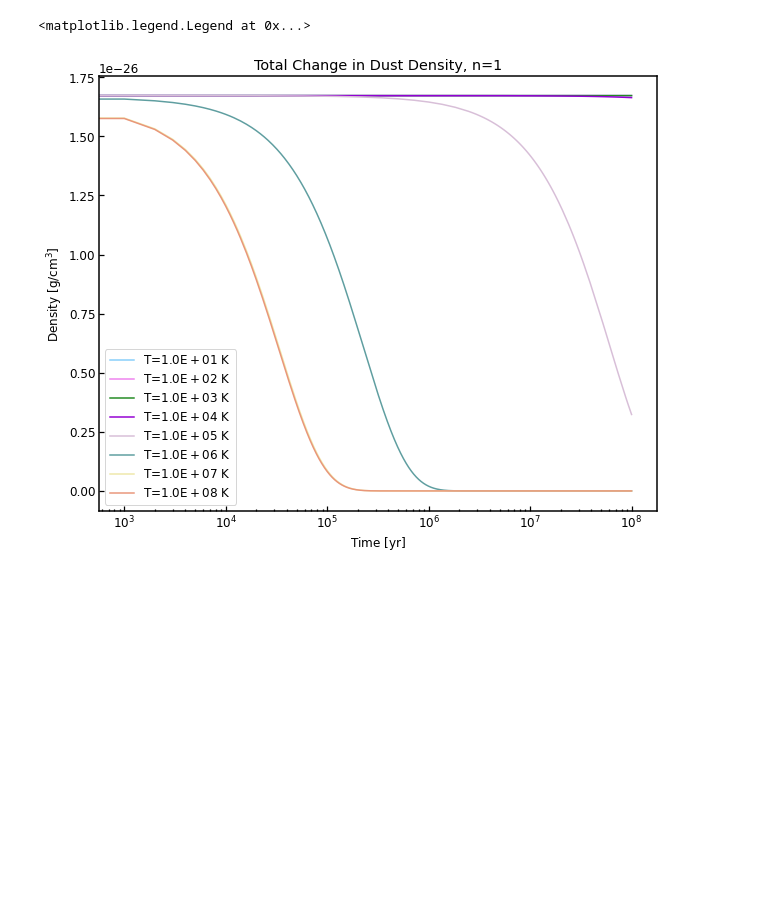
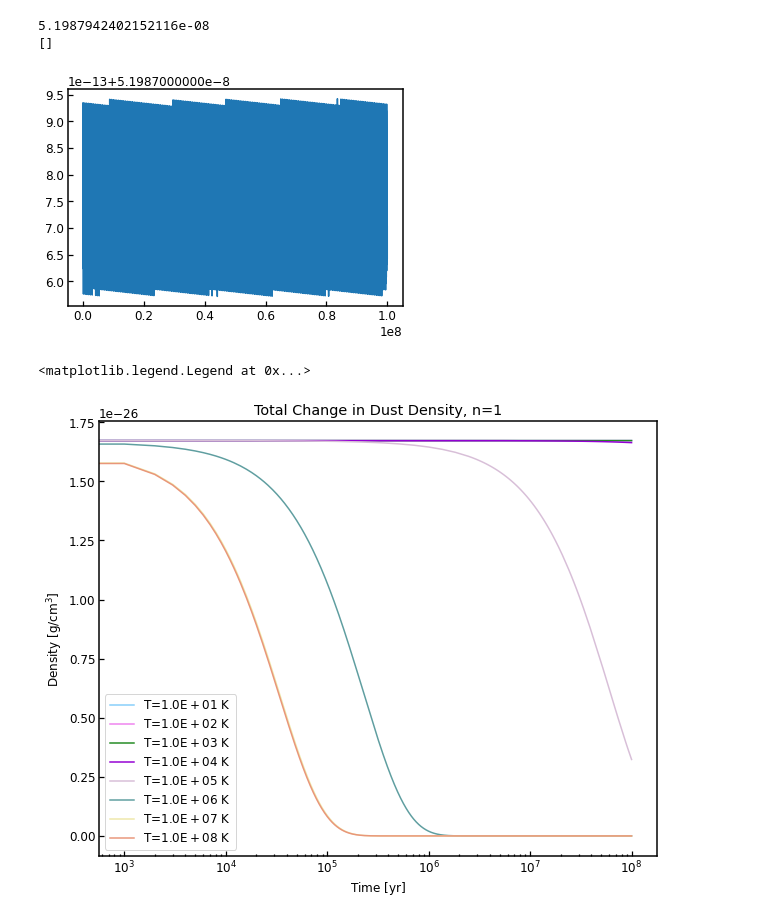
Before and after one commit to helenarichie/my_scripts, a Jupyter notebook: cholla/dust_model/cuda/cuda_dust_kernel.ipynb, the cells around one changed output. Saved outputs shown, nothing was run; the diff lists cells and outputs as text; code cells hidden in the pictures; blank space fills up the shorter version.

```diff
--- a/cholla/dust_model/cuda/cuda_dust_kernel.ipynb
+++ b/cholla/dust_model/cuda/cuda_dust_kernel.ipynb
@@ -71,6 +75,16 @@ for ofile in ofiles:
     temp.append(np.average(temp_i))
     n.append(np.average(n_i))
     tau_sp.append(np.average(tau_sp_i))
+# %%
+#plt.semilogx(t_arr[3], dd[3])
+plt.plot(t_arr[3], np.abs(dd[3]/d_dust[3]))
+print(np.amax(np.abs(dd[3]/d_dust[3])))
+wh_unstable = np.where(np.abs(dd[3]/d_dust[3])>0.01)[0]
+print(wh_unstable)
+# %% [output]
+5.1987942402152116e-08
+[]
+[figure, added]
 # %%
 fig, ax = plt.subplots(nrows=1, ncols=1, sharex=True, figsize=(10, 8))
 
```
Also changed, not shown: parts of 3 cells of this notebook, 1 other file.
